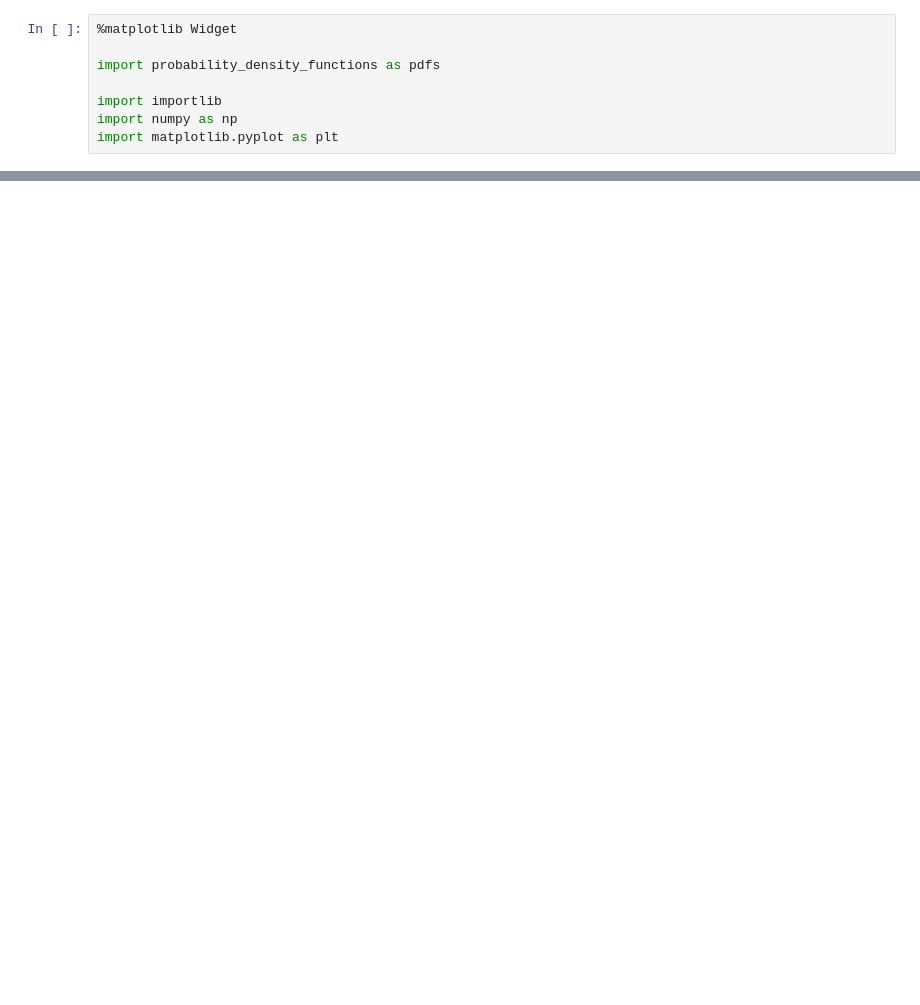
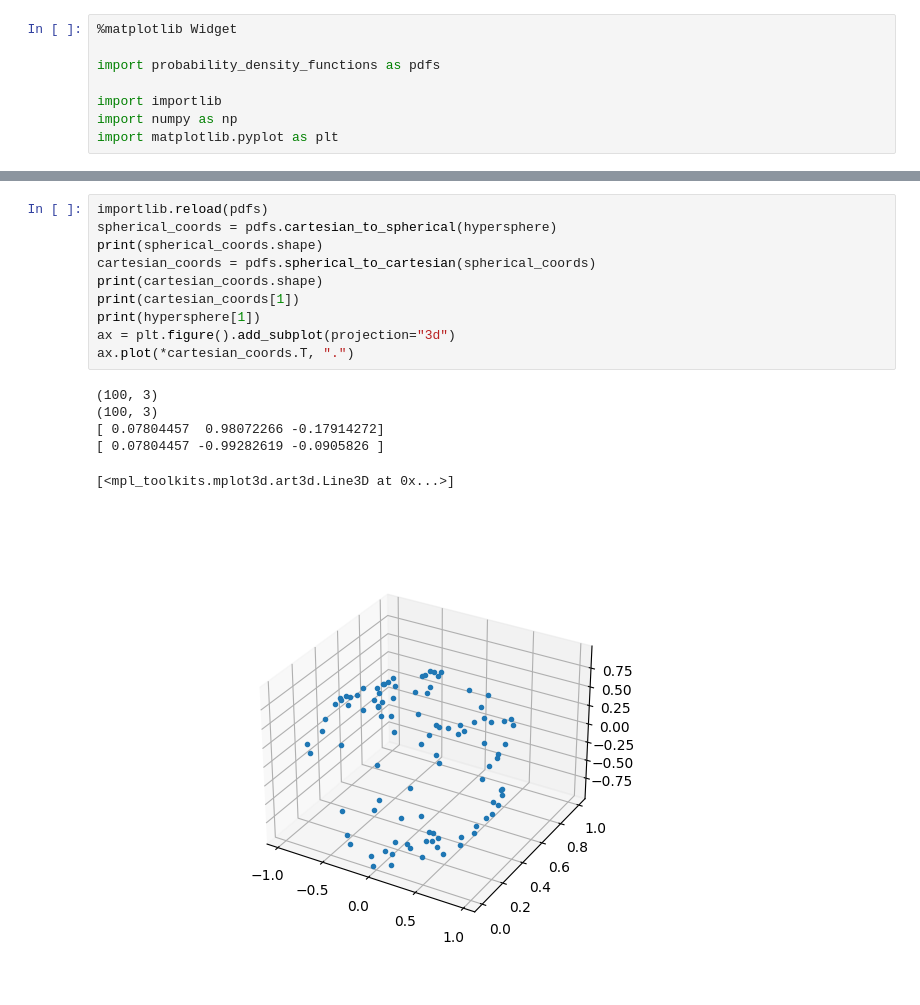
Before and after one commit to aechoi/buffon_extension, a Jupyter notebook: src/demo_notebook.ipynb, the cells around one changed output, grey strips where cells are left out. Drawn from its saved outputs; the diff is of its cells as text; blank space fills up the shorter version.

```diff
--- a/src/demo_notebook.ipynb
+++ b/src/demo_notebook.ipynb
@@ -25,0 +37,17 @@ ax.plot(*hypersphere.T, ".")
+# %%
+importlib.reload(pdfs)
+spherical_coords = pdfs.cartesian_to_spherical(hypersphere)
+print(spherical_coords.shape)
+cartesian_coords = pdfs.spherical_to_cartesian(spherical_coords)
+print(cartesian_coords.shape)
+print(cartesian_coords[1])
+print(hypersphere[1])
+ax = plt.figure().add_subplot(projection="3d")
+ax.plot(*cartesian_coords.T, ".")
+# %% [output]
+(100, 3)
+(100, 3)
+[ 0.07804457  0.98072266 -0.17914272]
+[ 0.07804457 -0.99282619 -0.0905826 ]
+[<mpl_toolkits.mplot3d.art3d.Line3D at 0x...>]
+[figure, added]
```
Also changed, not shown: parts of 1 cell of this notebook, 1 other file.
